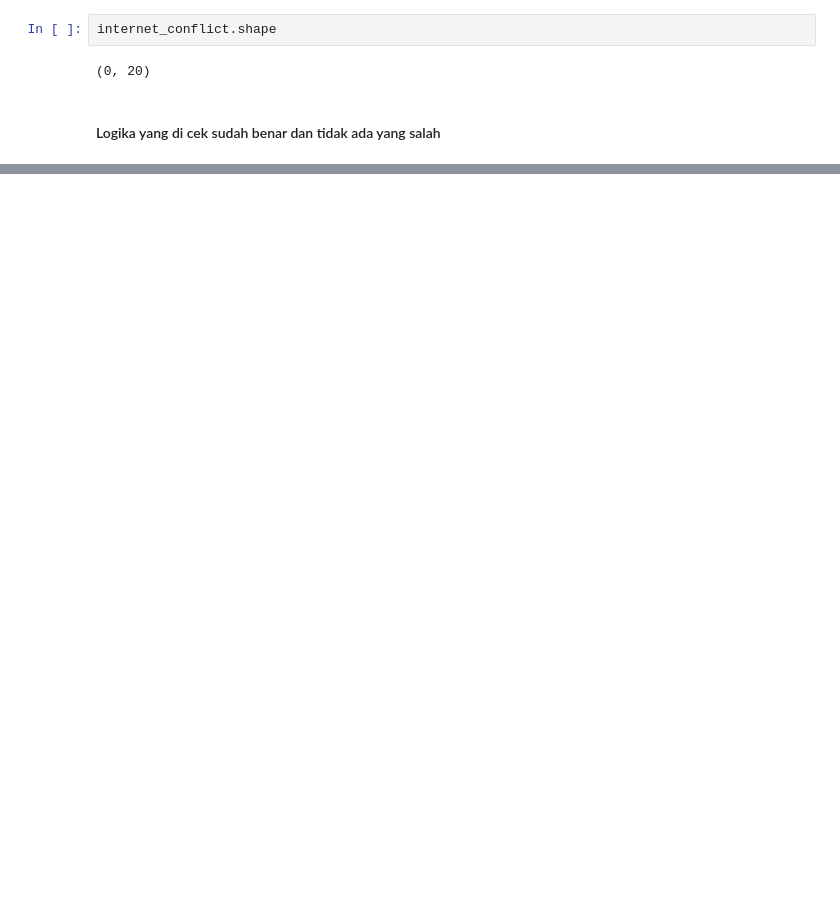
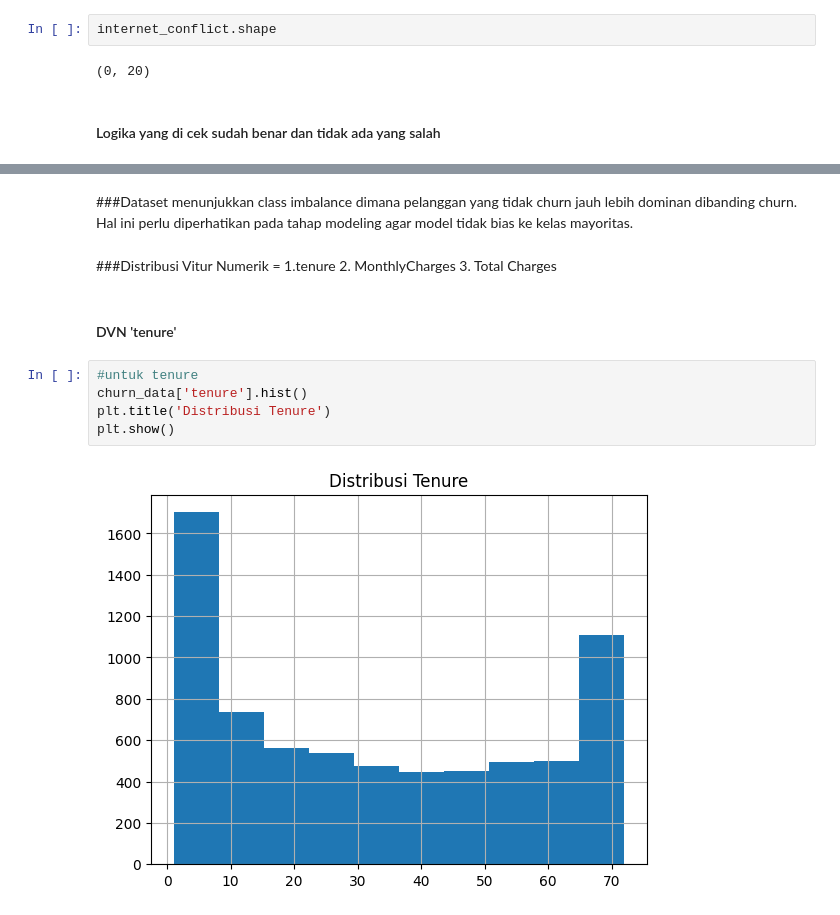
Before and after one commit to kumisganteng/Data-Analytics-Projects, a Jupyter notebook: Improving_Customer_Retention_Analysis.ipynb, the cells around one changed output, grey strips where cells are left out. Saved outputs shown, nothing was run; the diff lists cells and outputs as text; blank space fills up the shorter version.

```diff
--- a/Improving_Customer_Retention_Analysis.ipynb
+++ b/Improving_Customer_Retention_Analysis.ipynb
@@ -383,0 +507,13 @@ internet_conflict.shape
+# %% [markdown]
+###Dataset menunjukkan class imbalance dimana pelanggan yang tidak churn jauh lebih dominan dibanding churn. Hal ini perlu diperhatikan pada tahap modeling agar model tidak bias ke kelas mayoritas.
+# %% [markdown]
+###Distribusi Vitur Numerik = 1.tenure 2. MonthlyCharges 3. Total Charges
+# %% [markdown]
+#### DVN 'tenure'
+# %%
+#untuk tenure
+churn_data['tenure'].hist()
+plt.title('Distribusi Tenure')
+plt.show()
+# %% [output]
+[figure, added]
```
Also changed, not shown: parts of 85 cells of this notebook.
